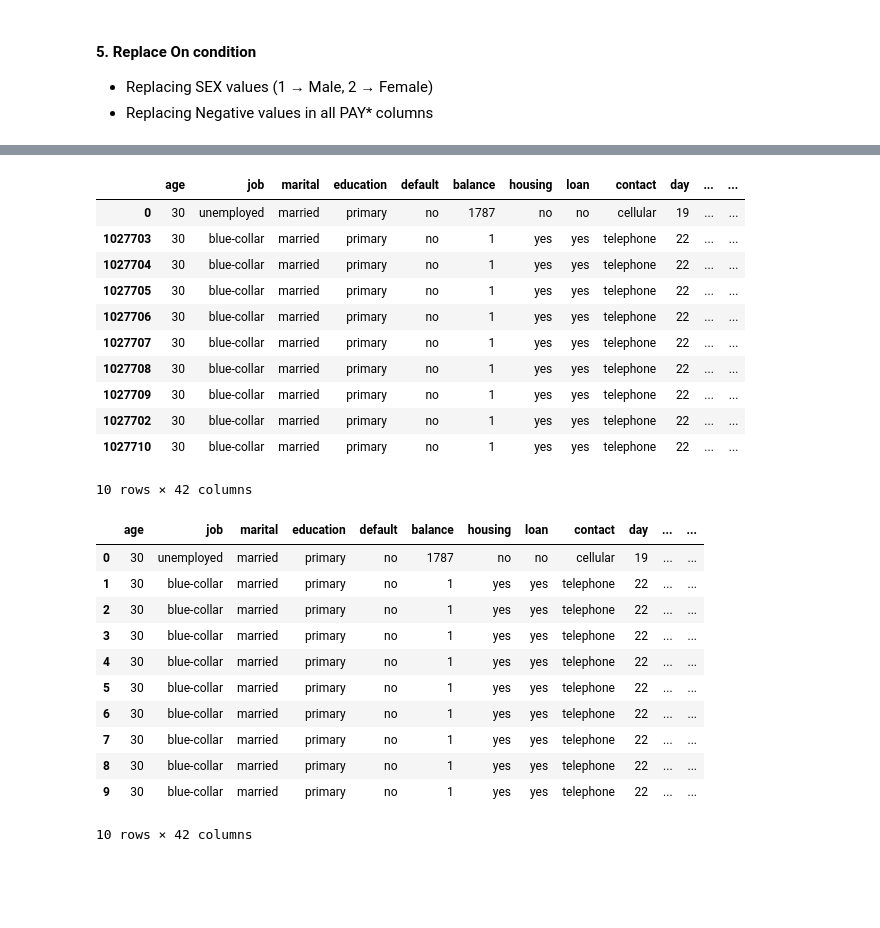
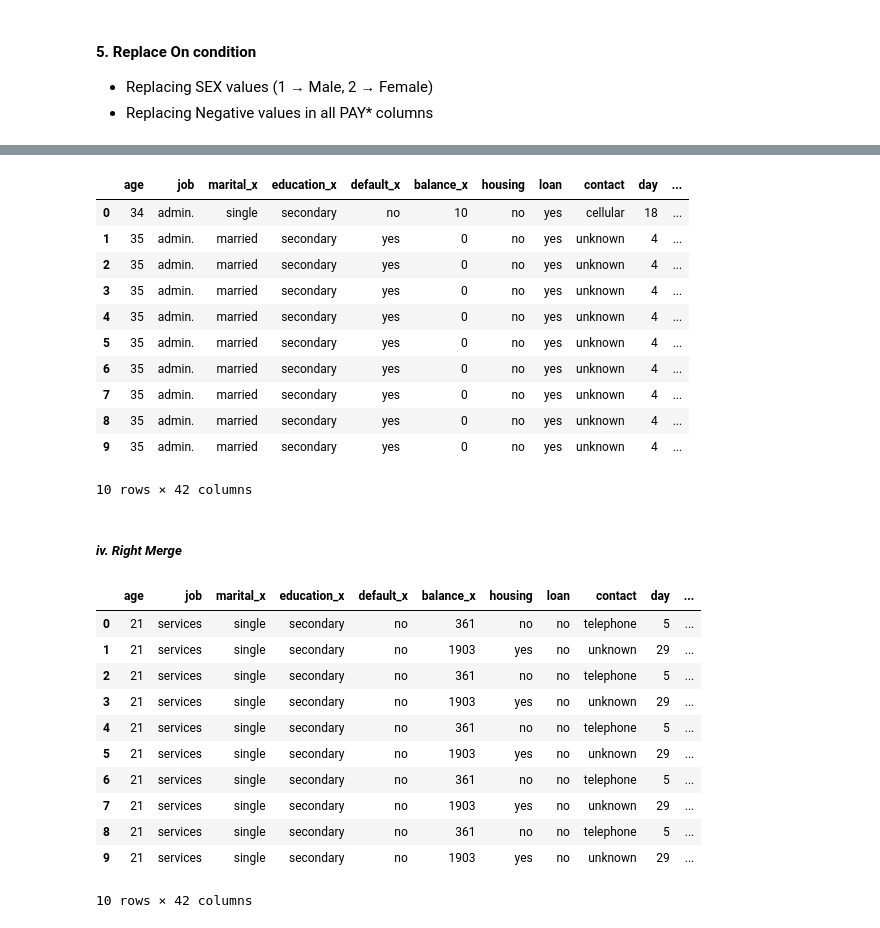
Before and after one commit to sadiq937/CrazyRobo_DM, a Jupyter notebook: ps1.ipynb, the cells around one changed output, grey strips where cells are left out. Drawn from its saved outputs; the diff is of its cells as text; code cells hidden in the pictures; blank space fills up the shorter version.

```diff
--- a/ps1.ipynb
+++ b/ps1.ipynb
@@ -681,0 +790,5 @@ credit_df.head()
+# %%
+# Group by Age Range – Analyze Loan & Housing Approval Rates
+bank_df["age_group"] = pd.cut(bank_df["age"], bins=[20, 30, 40, 50, 60, 100], labels=["20-30", "30-40", "40-50", "50-60", "60+"])
+age_housing_loan = bank_df.groupby("age_group")[["housing", "loan"]].agg(lambda x: (x == "yes").sum()).reset_index()
+age_housing_loan
@@ -741,32 +881,35 @@ inner_merge.head(10)
 # %%
-left_merge = pd.merge(bank_df, credit_df, on="age", how="left", indicator=True).sort_values(by="education")
+left_merge = pd.merge(bank_df, credit_df, on="age", how="left", indicator=True).sort_values(by="job").reset_index(drop=True)
 left_merge.head(10)
 # %% [output]
-|  | age | job | marital | education | default | balance | housing | loan | contact | day | ... | ... |
-| 0 | 30 | unemployed | married | primary | no | 1787 | no | no | cellular | 19 | ... | ... |
-| 1027703 | 30 | blue-collar | married | primary | no | 1 | yes | yes | telephone | 22 | ... | ... |
-| 1027704 | 30 | blue-collar | married | primary | no | 1 | yes | yes | telephone | 22 | ... | ... |
-| 1027705 | 30 | blue-collar | married | primary | no | 1 | yes | yes | telephone | 22 | ... | ... |
-| 1027706 | 30 | blue-collar | married | primary | no | 1 | yes | yes | telephone | 22 | ... | ... |
-| 1027707 | 30 | blue-collar | married | primary | no | 1 | yes | yes | telephone | 22 | ... | ... |
-| 1027708 | 30 | blue-collar | married | primary | no | 1 | yes | yes | telephone | 22 | ... | ... |
-| 1027709 | 30 | blue-collar | married | primary | no | 1 | yes | yes | telephone | 22 | ... | ... |
-| 1027702 | 30 | blue-collar | married | primary | no | 1 | yes | yes | telephone | 22 | ... | ... |
-| 1027710 | 30 | blue-collar | married | primary | no | 1 | yes | yes | telephone | 22 | ... | ... |
+|  | age | job | marital_x | education_x | default_x | balance_x | housing | loan | contact | day | ... |
+| 0 | 34 | admin. | single | secondary | no | 10 | no | yes | cellular | 18 | ... |
+| 1 | 35 | admin. | married | secondary | yes | 0 | no | yes | unknown | 4 | ... |
+| 2 | 35 | admin. | married | secondary | yes | 0 | no | yes | unknown | 4 | ... |
+| 3 | 35 | admin. | married | secondary | yes | 0 | no | yes | unknown | 4 | ... |
+| 4 | 35 | admin. | married | secondary | yes | 0 | no | yes | unknown | 4 | ... |
+| 5 | 35 | admin. | married | secondary | yes | 0 | no | yes | unknown | 4 | ... |
+| 6 | 35 | admin. | married | secondary | yes | 0 | no | yes | unknown | 4 | ... |
+| 7 | 35 | admin. | married | secondary | yes | 0 | no | yes | unknown | 4 | ... |
+| 8 | 35 | admin. | married | secondary | yes | 0 | no | yes | unknown | 4 | ... |
+| 9 | 35 | admin. | married | secondary | yes | 0 | no | yes | unknown | 4 | ... |
 10 rows × 42 columns
+# %% [markdown]
+##### ***iv.  Right Merge***
 # %%
-left_merge = pd.merge(bank_df, credit_df, on="age", how="left", indicator=True).sort_values(by="education").reset_index(drop=True)
-left_merge.head(10)
+right_merge = pd.merge(bank_df, credit_df, on="age", how="right", indicator=True).sort_values(by=["age", "job"]).reset_index(drop=True)
+right_merge = right_merge.sort_values(by=["age", "job"], ascending=[True, True])
+right_merge.head(10)
 # %% [output]
-|  | age | job | marital | education | default | balance | housing | loan | contact | day | ... | ... |
-| 0 | 30 | unemployed | married | primary | no | 1787 | no | no | cellular | 19 | ... | ... |
-| 1 | 30 | blue-collar | married | primary | no | 1 | yes | yes | telephone | 22 | ... | ... |
-| 2 | 30 | blue-collar | married | primary | no | 1 | yes | yes | telephone | 22 | ... | ... |
-| 3 | 30 | blue-collar | married | primary | no | 1 | yes | yes | telephone | 22 | ... | ... |
-| 4 | 30 | blue-collar | married | primary | no | 1 | yes | yes | telephone | 22 | ... | ... |
-| 5 | 30 | blue-collar | married | primary | no | 1 | yes | yes | telephone | 22 | ... | ... |
-| 6 | 30 | blue-collar | married | primary | no | 1 | yes | yes | telephone | 22 | ... | ... |
-| 7 | 30 | blue-collar | married | primary | no | 1 | yes | yes | telephone | 22 | ... | ... |
-| 8 | 30 | blue-collar | married | primary | no | 1 | yes | yes | telephone | 22 | ... | ... |
-| 9 | 30 | blue-collar | married | primary | no | 1 | yes | yes | telephone | 22 | ... | ... |
+|  | age | job | marital_x | education_x | default_x | balance_x | housing | loan | contact | day | ... |
+| 0 | 21 | services | single | secondary | no | 361 | no | no | telephone | 5 | ... |
+| 1 | 21 | services | single | secondary | no | 1903 | yes | no | unknown | 29 | ... |
+| 2 | 21 | services | single | secondary | no | 361 | no | no | telephone | 5 | ... |
+| 3 | 21 | services | single | secondary | no | 1903 | yes | no | unknown | 29 | ... |
+| 4 | 21 | services | single | secondary | no | 361 | no | no | telephone | 5 | ... |
+| 5 | 21 | services | single | secondary | no | 1903 | yes | no | unknown | 29 | ... |
+| 6 | 21 | services | single | secondary | no | 361 | no | no | telephone | 5 | ... |
+| 7 | 21 | services | single | secondary | no | 1903 | yes | no | unknown | 29 | ... |
+| 8 | 21 | services | single | secondary | no | 361 | no | no | telephone | 5 | ... |
+| 9 | 21 | services | single | secondary | no | 1903 | yes | no | unknown | 29 | ... |
 10 rows × 42 columns
```
Also changed, not shown: parts of 26 cells of this notebook.
